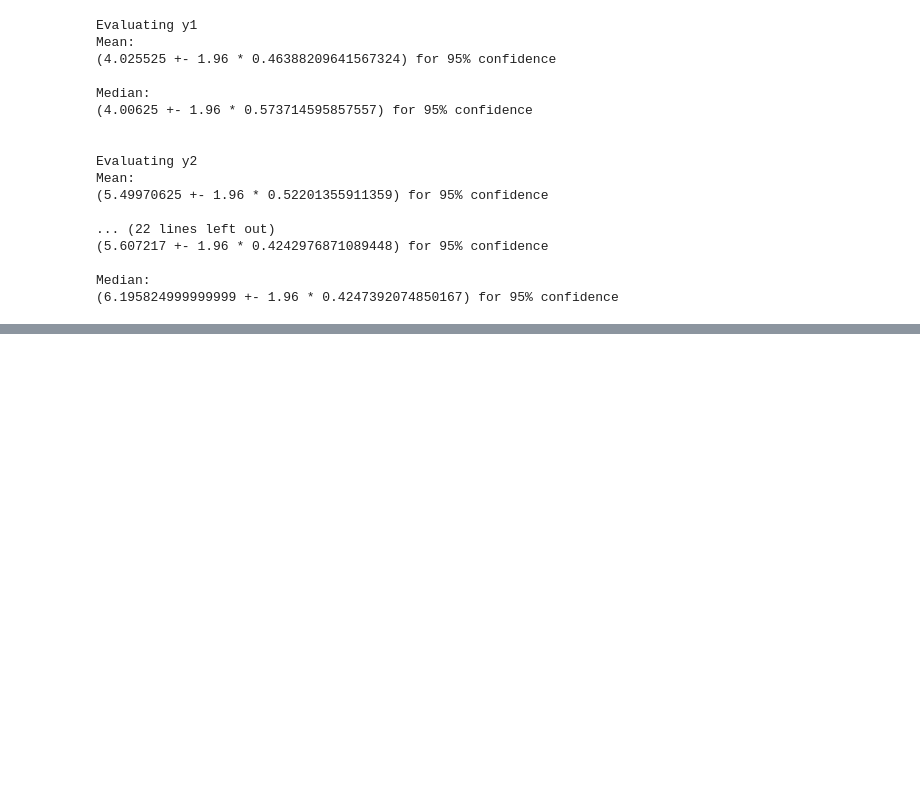
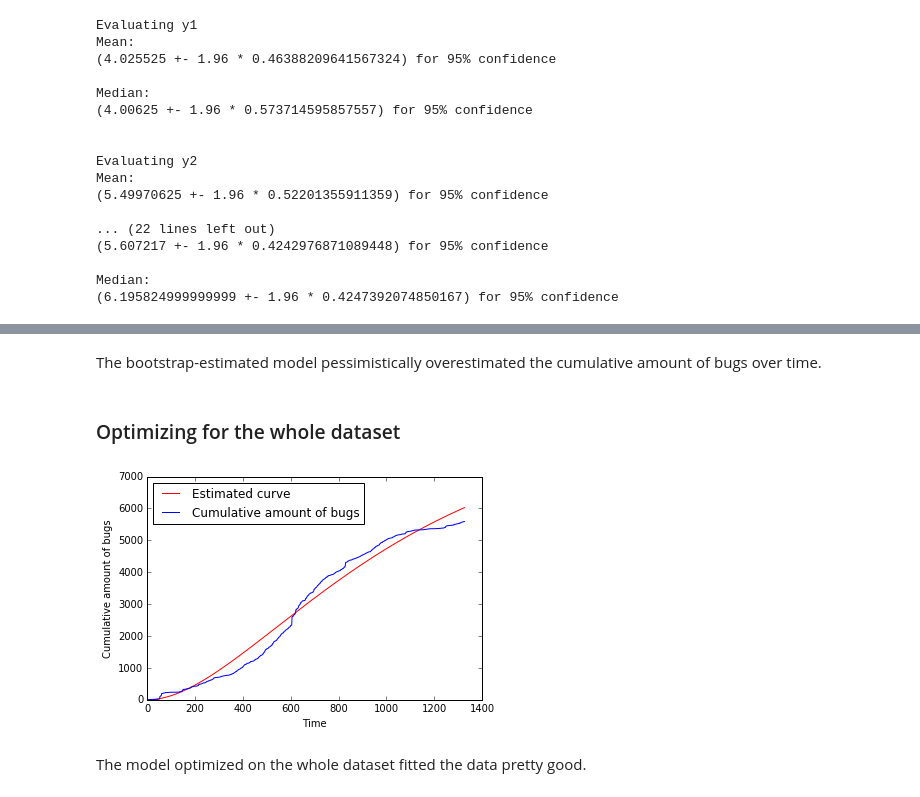
Before and after one commit to lemhell/advstat-labs, a Jupyter notebook: Lab08/Lab08.ipynb, the cells around one changed output, grey strips where cells are left out. Cells and saved outputs as stored; diff of their text form; code cells hidden in the pictures; blank space fills up the shorter version.

```diff
--- a/Lab08/Lab08.ipynb
+++ b/Lab08/Lab08.ipynb
@@ -130,0 +252,18 @@ Estimating the intercept
+# %% [markdown]
+The bootstrap-estimated model pessimistically overestimated the cumulative amount of bugs over time.
+# %% [markdown]
+### Optimizing for the whole dataset
+# %%
+current_cumsum = bugs
+result = minimize(func_to_min, [5000., 0.001], tol=1e-25)
+a, b = result.x
+ros_bugs = [ros(t, a, b) for t in range(len(bugs))]
+plt.plot(ros_bugs, color='r', label='Estimated curve')
+plt.plot(bugs, label='Cumulative amount of bugs')
+plt.xlabel("Time")
+plt.ylabel("Cumulative amount of bugs")
+plt.legend(loc='upper left');
+# %% [output]
+[figure, added]
+# %% [markdown]
+The model optimized on the whole dataset fitted the data pretty good.
```
Also changed, not shown: parts of 26 cells of this notebook, 1 other file.
